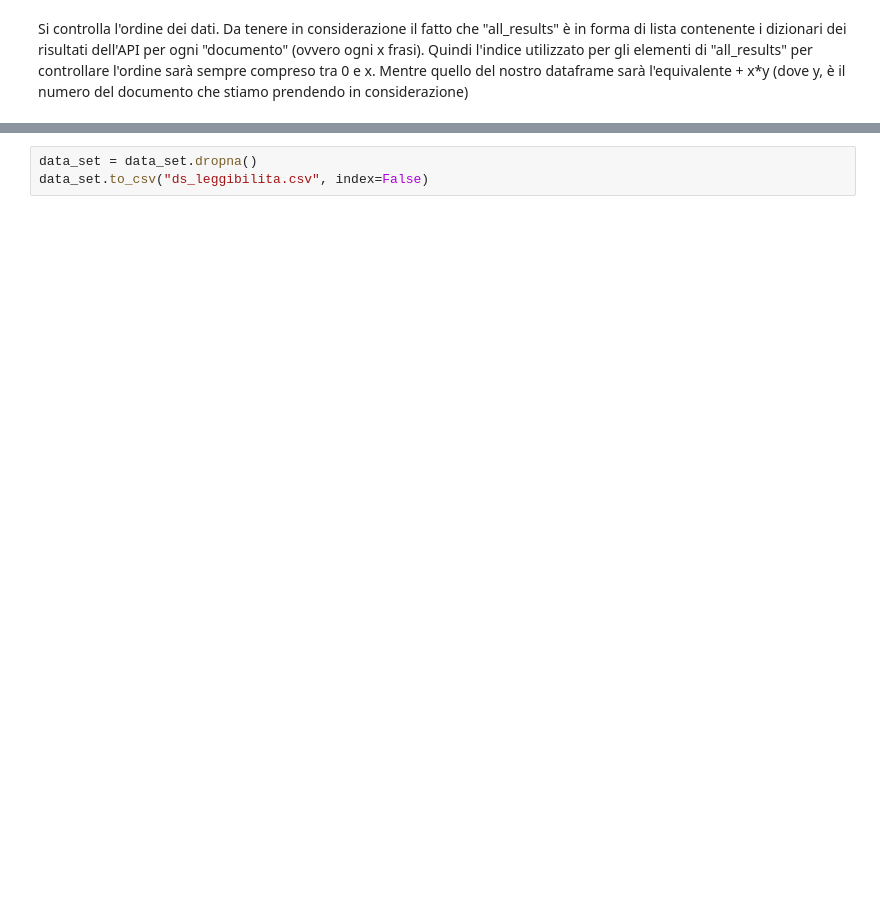
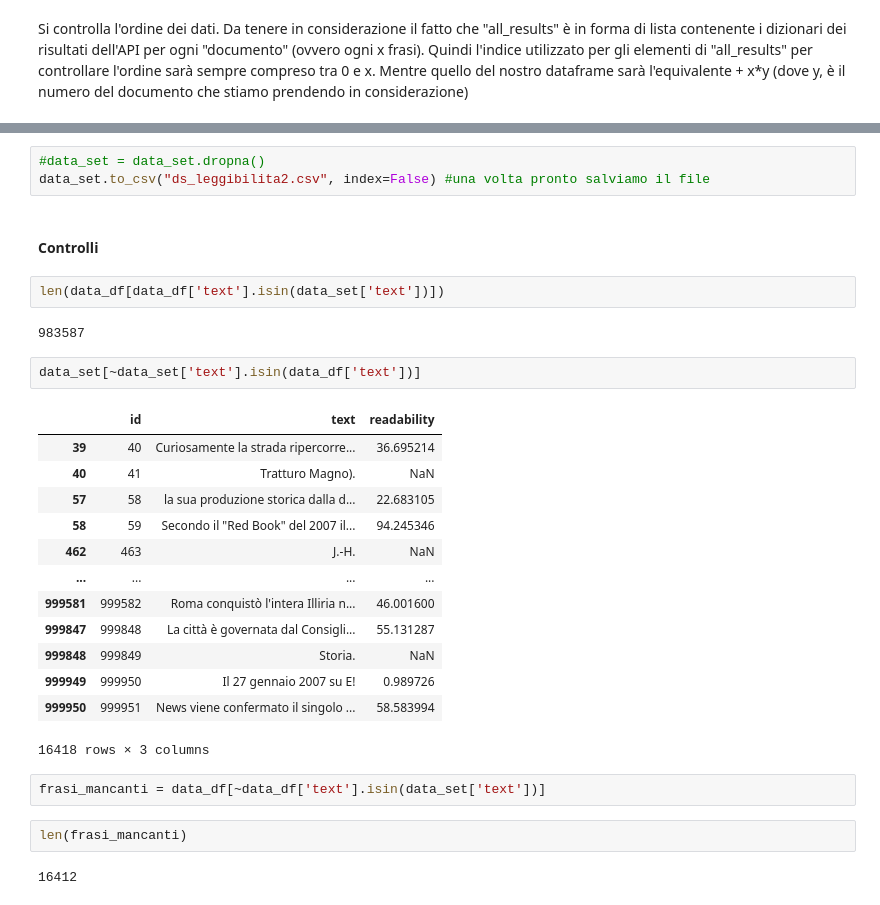
Before and after one commit to alicebergonzini/LM_pretraining, a Jupyter notebook: preprocessing.ipynb, the cells around one changed output, grey strips where cells are left out. Drawn from its saved outputs; the diff is of its cells as text; blank space fills up the shorter version.

```diff
--- a/preprocessing.ipynb
+++ b/preprocessing.ipynb
@@ -276,3 +315,31 @@ valori_nulli #vediamo che le frasi troppo corte non restituiscono un valore di l
 # %%
-data_set = data_set.dropna()
-data_set.to_csv("ds_leggibilita.csv", index=False)
+#data_set = data_set.dropna()
+data_set.to_csv("ds_leggibilita2.csv", index=False) #una volta pronto salviamo il file
+# %% [markdown]
+#### Controlli
+# %%
+len(data_df[data_df['text'].isin(data_set['text'])])
+# %% [output]
+983587
+# %%
+data_set[~data_set['text'].isin(data_df['text'])]
+# %% [output]
+|  | id | text | readability |
+| 39 | 40 | Curiosamente la strada ripercorre... | 36.695214 |
+| 40 | 41 | Tratturo Magno). | NaN |
+| 57 | 58 | la sua produzione storica dalla d... | 22.683105 |
+| 58 | 59 | Secondo il "Red Book" del 2007 il... | 94.245346 |
+| 462 | 463 | J.-H. | NaN |
+| ... | ... | ... | ... |
+| 999581 | 999582 | Roma conquistò l'intera Illiria n... | 46.001600 |
+| 999847 | 999848 | La città è governata dal Consigli... | 55.131287 |
+| 999848 | 999849 | Storia. | NaN |
+| 999949 | 999950 | Il 27 gennaio 2007 su E! | 0.989726 |
+| 999950 | 999951 | News viene confermato il singolo ... | 58.583994 |
+16418 rows × 3 columns
+# %%
+frasi_mancanti = data_df[~data_df['text'].isin(data_set['text'])]
+# %%
+len(frasi_mancanti)
+# %% [output]
+16412
```
Also changed, not shown: parts of 20 cells of this notebook.
